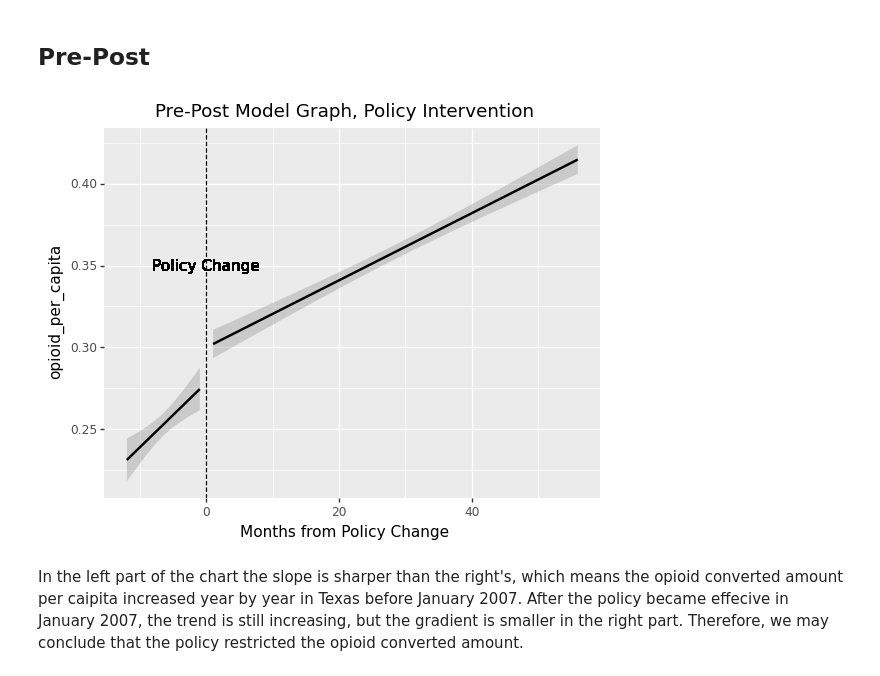
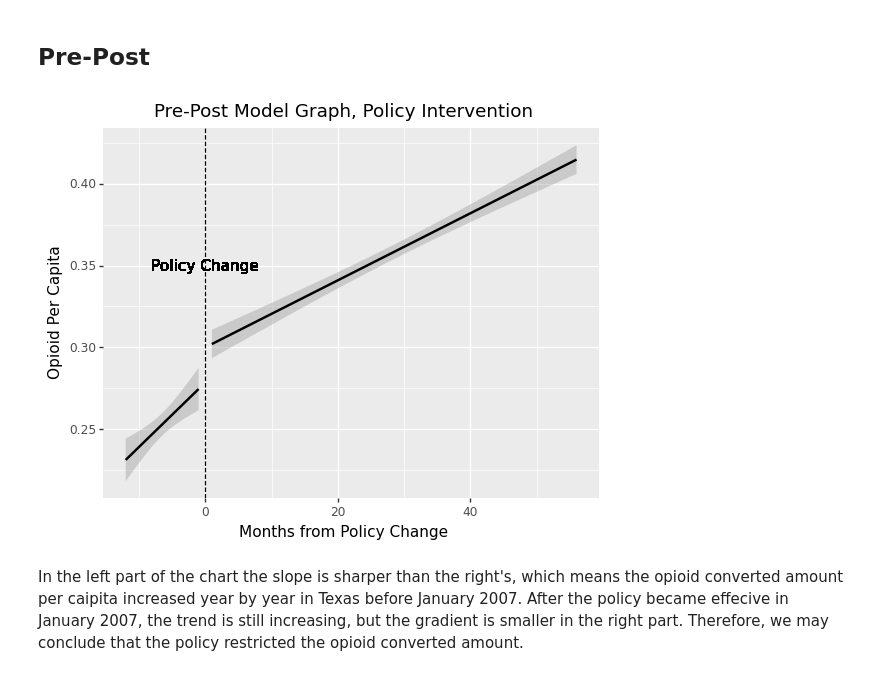
Before and after one commit to MIDS-at-Duke/pds-2022-white-team, a Jupyter notebook: 10_code/bonus_ship_tx_analysis.ipynb, the cells around one changed output. Drawn from its saved outputs; the diff is of its cells as text; code cells hidden in the pictures.

```diff
--- a/10_code/bonus_ship_tx_analysis.ipynb
+++ b/10_code/bonus_ship_tx_analysis.ipynb
@@ -63,23 +63,23 @@ dftx = df_month[df_month["BUYER_STATE"] == "TX"]
 # %%
 treated_success = dftx[dftx["Policy Change"]]
 g_pp = (
     ggplot(treated_success, aes(x="Months from Policy Change", y="opioid_per_capita"))
 
     + geom_smooth(
         method="lm",
         data=dftx[dftx["Months from Policy Change"] < 0],
     )
     + geom_smooth(
         method="lm",
         data=treated_success[treated_success["Months from Policy Change"] >= 0],
     )
     + geom_vline(xintercept=0, linetype="dashed")
     + geom_text(x=0, y=0.35, label="Policy Change", color="black")
-    + labs(title="Pre-Post Model Graph, Policy Intervention")
+    + labs(y = "Opioid Per Capita", title="Pre-Post Model Graph, Policy Intervention")
 )
 print(g_pp)
 # %% [output]
-[figure, old version]
+[figure, new version]
 # %% [markdown]
 In the left part of the chart the slope is sharper than the right's, which means the opioid converted amount per caipita increased year by year in Texas before January 2007. After the policy became effecive in January 2007, the trend is still increasing, but the gradient is smaller in the right part. Therefore, we may conclude that the policy restricted the opioid converted amount.
 # %%
```
Also changed, not shown: parts of 2 cells of this notebook, 11 other files.
